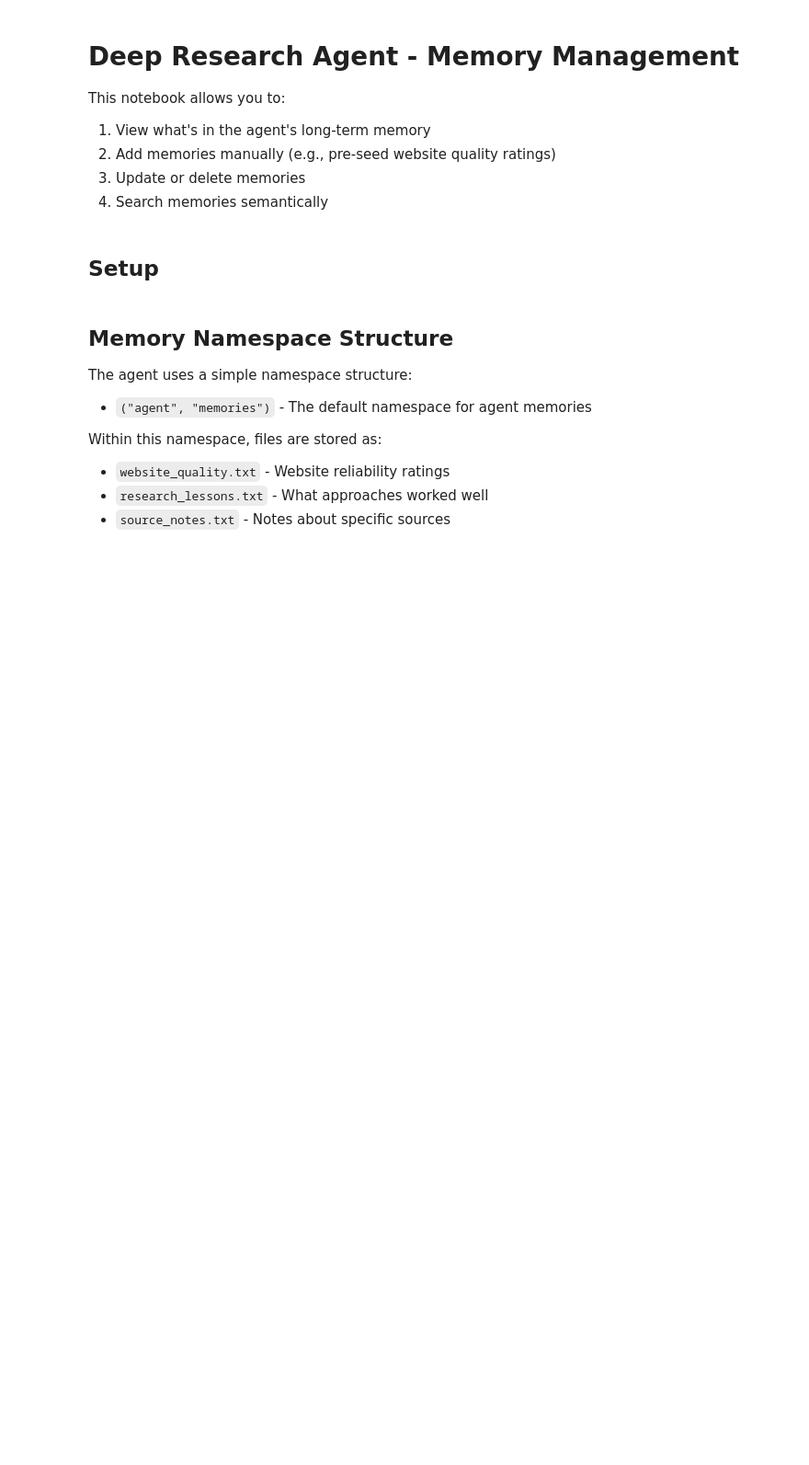
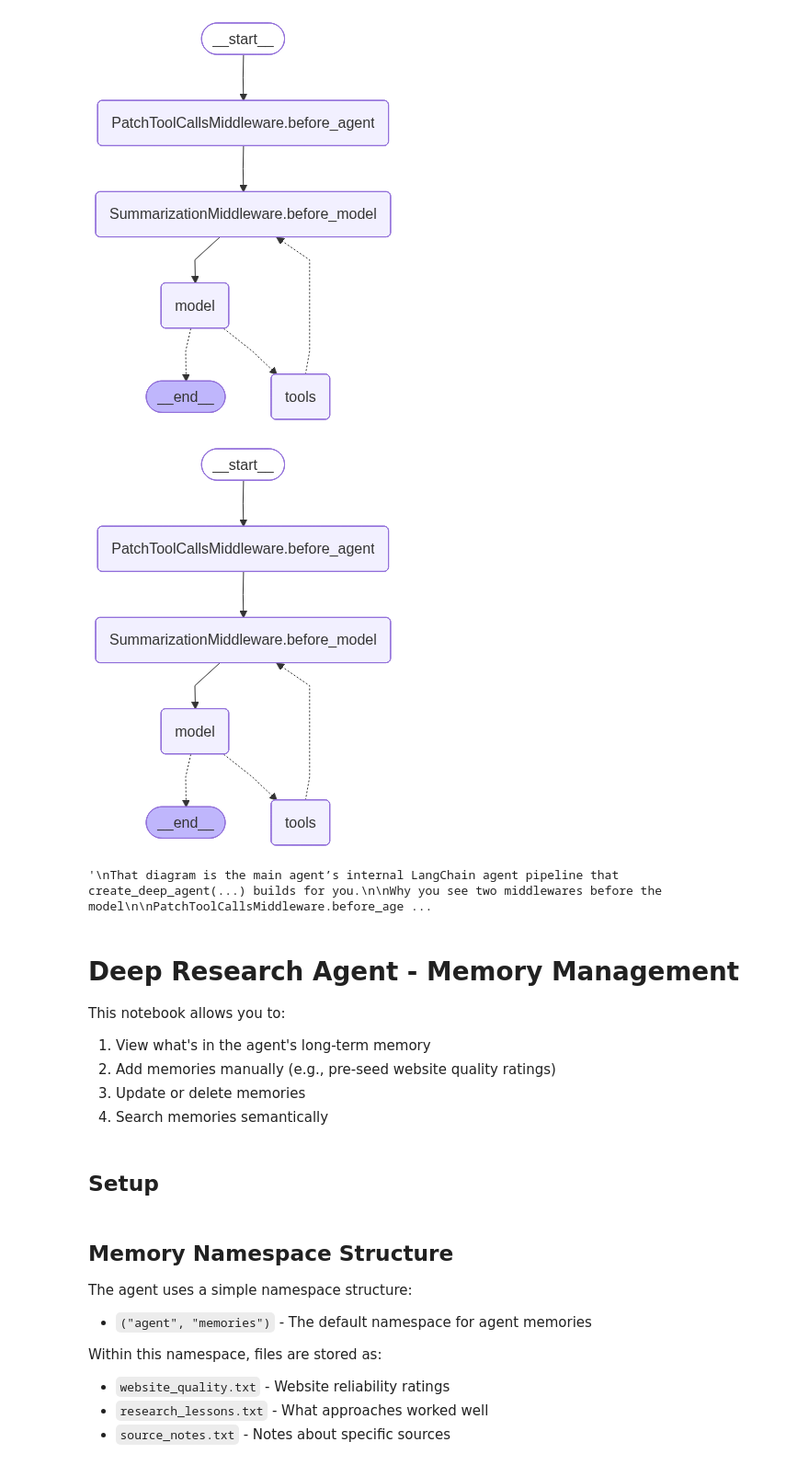
Before and after one commit to JacobShort11/ibm-langgraph-deep-agents-lt-memory-talk, a Jupyter notebook: deep-agent/memory_management.ipynb, the cells around one changed output. Shown at 92% size. Saved outputs shown, nothing was run; the diff lists cells and outputs as text; code cells hidden in the pictures; blank space fills up the shorter version.

```diff
--- a/deep-agent/memory_management.ipynb
+++ b/deep-agent/memory_management.ipynb
@@ -1,3 +1,29 @@
+# %%
+# agent_notebook.ipynb cell
+from IPython.display import Image, display
+
+# change this to your actual module filename (the .py that defines `agent = create_research_agent()`)
+from agent import agent
+
+display(Image(agent.get_graph().draw_mermaid_png()))
+
+"""
+That diagram is the main agent’s internal LangChain agent pipeline that create_deep_agent(...) builds for you.
+
+Why you see two middlewares before the model
+
+PatchToolCallsMiddleware.before_agent
+Deep Agents inserts this wrapper so tool calls coming out of the model are in the exact shape the Deep Agents runtime expects (tool name mapping, args normalization, routing to “tools” vs “subagents”, and consistent message formatting for the LangGraph loop).
+So even if you never pass any middleware, this one is typically injected by the framework because the whole deep-agent orchestration depends on it.
+This is inserted incase we made a deep agent taking input of a tool call downstream we do not need here
+
+SummarizationMiddleware.before_model
+Deep Agents also enables automatic context compaction on the main agent by default (the “automatic context compaction” you mention). In practice, this is implemented as a summarization middleware that runs right before calling the model, so the conversation is compacted once it crosses a threshold.
+"""
+# %% [output]
+[figure, added]
+[figure, added]
+'\nThat diagram is the main agent’s internal LangChain agent pipeline that create_deep_agent(...) builds for you.\n\nWhy you see two middlewares before the model\n\nPatchToolCallsMiddleware.before_age ...
 # %% [markdown]
 # Deep Research Agent - Memory Management
 
```
Also changed, not shown: 6 other files.
